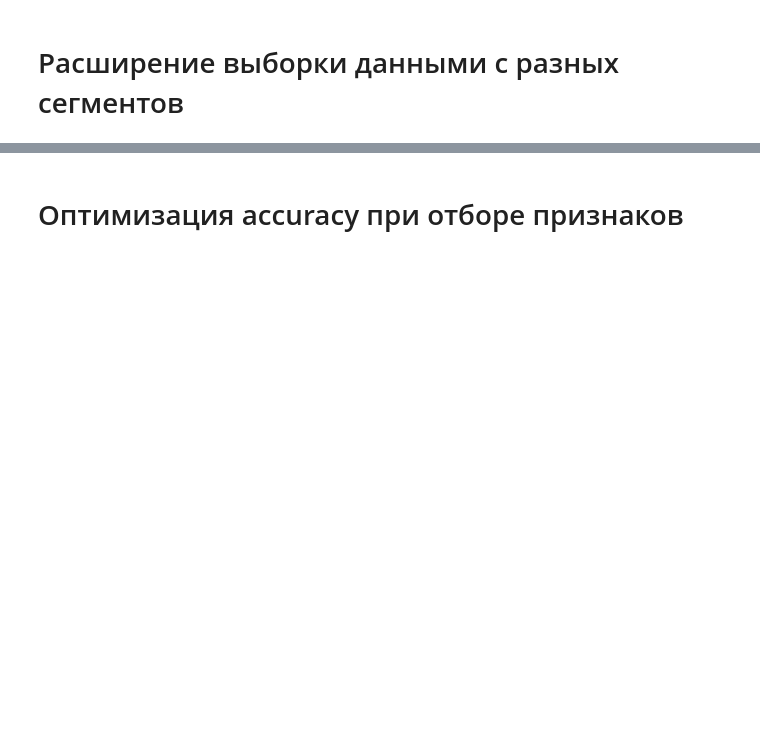
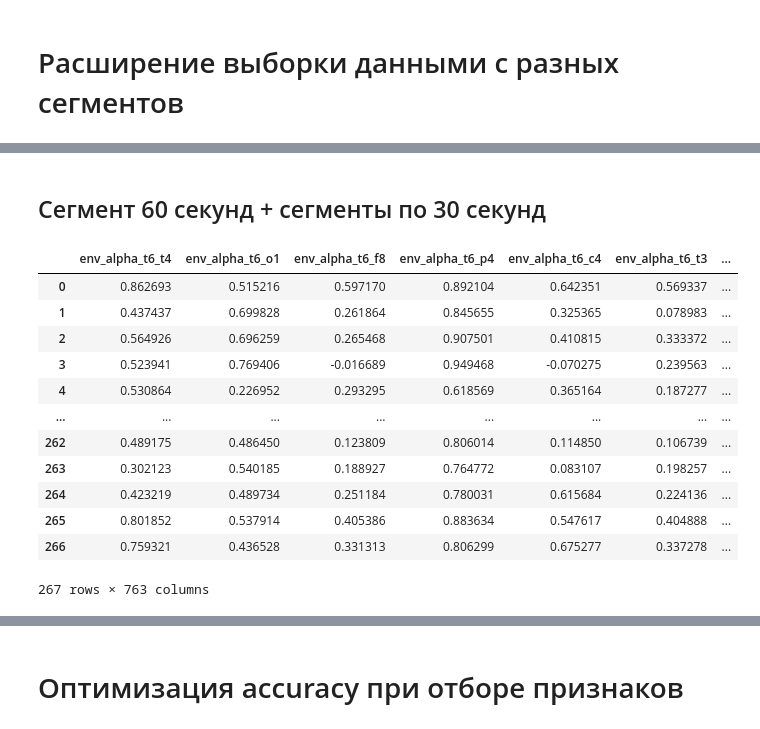
Before and after one commit to ledovsky/eeg-research, a Jupyter notebook: validation_experiments/201022 - Train test features research.ipynb, the cells around one changed output, grey strips where cells are left out. Drawn from its saved outputs; the diff is of its cells as text; code cells hidden in the pictures; blank space fills up the shorter version.

```diff
--- a/validation_experiments/201022 - Train test features research.ipynb
+++ b/validation_experiments/201022 - Train test features research.ipynb
@@ -116,0 +132,22 @@ scores = validation.get_repeated_scores(validation.multi_segment_train_test, df_
+# %% [markdown]
+## Сегмент 60 секунд + сегменты по 30 секунд
+# %%
+dirs = ('60s_0_0_60', '30s_0_0_30', '30s_0_30_60')
+dfs = [get_merged_df(base_path/dir, feature_methods) for dir in dirs]
+# %%
+df_combined = merge_segment_dfs(dfs)
+df_combined
+# %% [output]
+|  | env_alpha_t6_t4 | env_alpha_t6_o1 | env_alpha_t6_f8 | env_alpha_t6_p4 | env_alpha_t6_c4 | env_alpha_t6_t3 | ... |
+| 0 | 0.862693 | 0.515216 | 0.597170 | 0.892104 | 0.642351 | 0.569337 | ... |
+| 1 | 0.437437 | 0.699828 | 0.261864 | 0.845655 | 0.325365 | 0.078983 | ... |
+| 2 | 0.564926 | 0.696259 | 0.265468 | 0.907501 | 0.410815 | 0.333372 | ... |
+| 3 | 0.523941 | 0.769406 | -0.016689 | 0.949468 | -0.070275 | 0.239563 | ... |
+| 4 | 0.530864 | 0.226952 | 0.293295 | 0.618569 | 0.365164 | 0.187277 | ... |
+| ... | ... | ... | ... | ... | ... | ... | ... |
+| 262 | 0.489175 | 0.486450 | 0.123809 | 0.806014 | 0.114850 | 0.106739 | ... |
+| 263 | 0.302123 | 0.540185 | 0.188927 | 0.764772 | 0.083107 | 0.198257 | ... |
+| 264 | 0.423219 | 0.489734 | 0.251184 | 0.780031 | 0.615684 | 0.224136 | ... |
+| 265 | 0.801852 | 0.537914 | 0.405386 | 0.883634 | 0.547617 | 0.404888 | ... |
+| 266 | 0.759321 | 0.436528 | 0.331313 | 0.806299 | 0.675277 | 0.337278 | ... |
+267 rows × 763 columns
```
Also changed, not shown: parts of 13 cells of this notebook, 2 other files.
